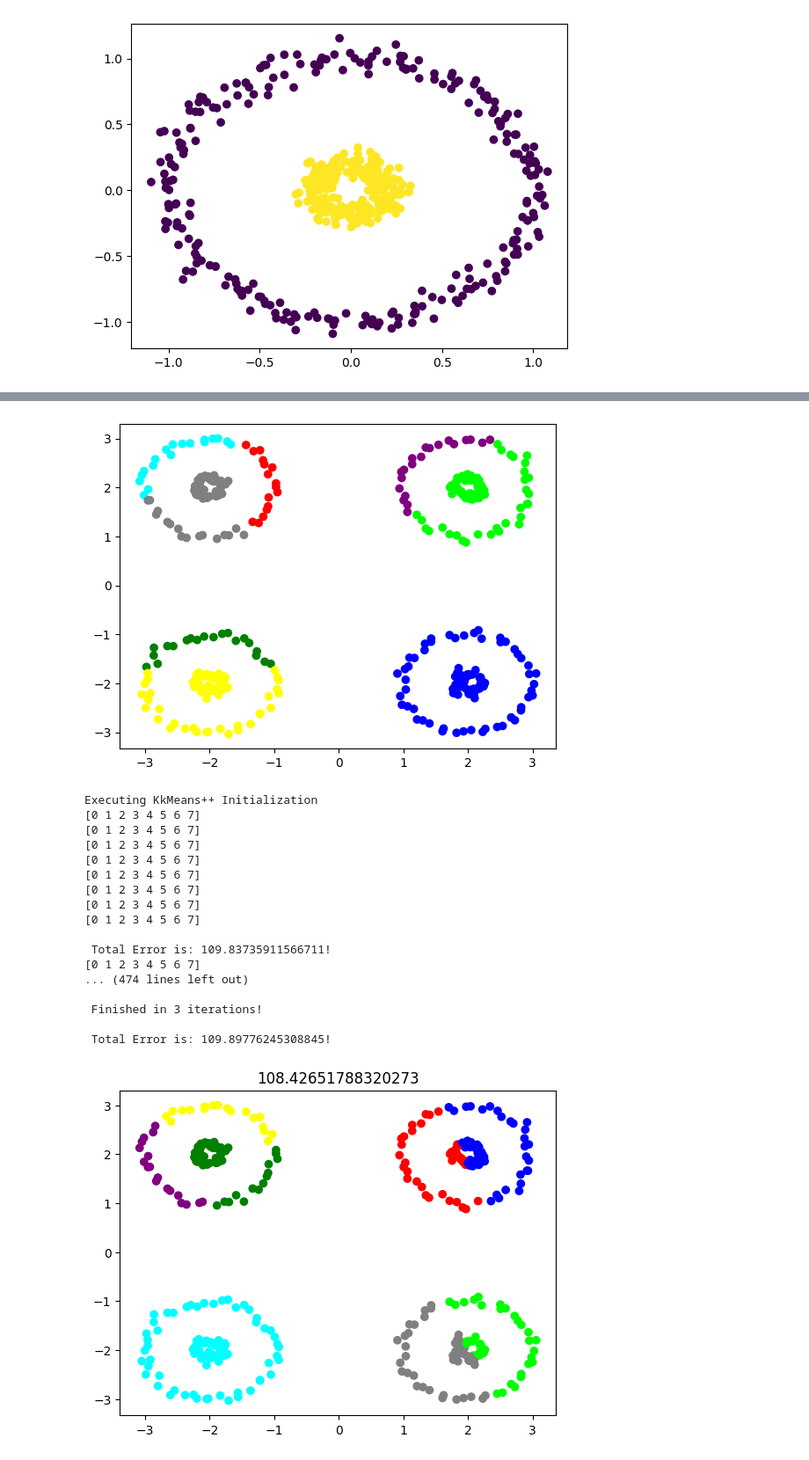
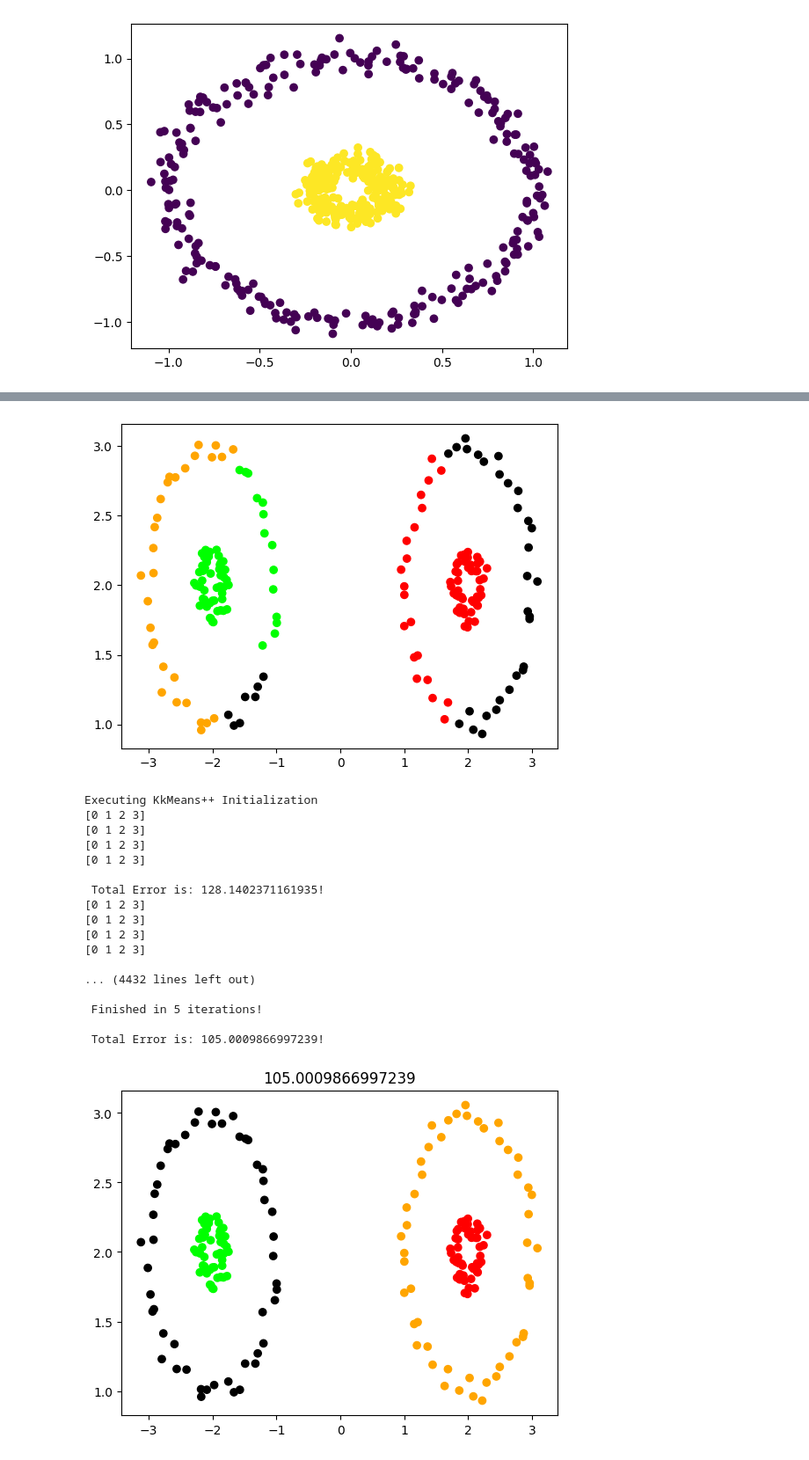
Before and after one commit to gvardakas/global-kernel-k-means-pp, a Jupyter notebook: Kernel k-means.ipynb, the cells around one changed output, grey strips where cells are left out. Shown at 88% size. Saved outputs shown, nothing was run; the diff lists cells and outputs as text; code cells hidden in the pictures.

```diff
--- a/Kernel k-means.ipynb
+++ b/Kernel k-means.ipynb
@@ -85,7 +88,7 @@ def make_n_circle_pairs(n_samples=100, factor=0.2, noise=0.05, random_state=None
     return pairs
 
 # Generate 5 pairs of data with specified center positions and unique IDs for each ring
-center_positions = [(2, 2), (-2, 2), (-2, -2)]  # Specify center positions for each pair
+center_positions = [(2, 2), (-2, 2)]  # Specify center positions for each pair
 pairs = make_n_circle_pairs(center_positions=center_positions)
 X = np.concatenate([X for X, _ in pairs])
 y = np.concatenate([y for _, y in pairs])
@@ -97,6 +100,6 @@ plt.scatter(X[:, 0], X[:, 1], c=y, cmap=ListedColormap(colors))
 # %%
-K = 8
-kernel_matrix = pairwise_kernels(X, X, metric='rbf', gamma=0.5)
+K = 4
+kernel_matrix = pairwise_kernels(X, X, metric='rbf', gamma=3)
 # %%
 kmeans = KMeans(n_clusters=K).fit(X)
 plt.scatter(X[:, 0], X[:, 1], c=kmeans.labels_, cmap=ListedColormap(colors))
@@ -109,29 +112,29 @@ kernel_kmeans = KernelKMeans(n_clusters=K, n_init=1, kernel='precomputed').fit(k
 plt.scatter(X[:, 0], X[:, 1], c=kernel_kmeans.labels_, cmap=ListedColormap(colors))
 plt.show()
 # %% [output]
-[figure, old version]
+[figure, new version]
 # %%
 kernelKMeansPP =  KernelKMeansPP()
-min_total_error, best_partition = kernelKMeansPP.kernel_kmeans_pp(X, K, kernel_matrix, n_init=10, method='KkMeans++')
+min_total_error, best_partition = kernelKMeansPP.kernel_kmeans_pp(X, K, kernel_matrix, n_init=100, method='KkMeans++')
 plt.scatter(X[:, 0], X[:, 1], c=best_partition, cmap=ListedColormap(colors))
 plt.title(min_total_error)
 plt.show()
 # %% [output]
 Executing KkMeans++ Initialization
-[0 1 2 3 4 5 6 7]
-[0 1 2 3 4 5 6 7]
-[0 1 2 3 4 5 6 7]
-[0 1 2 3 4 5 6 7]
-[0 1 2 3 4 5 6 7]
-[0 1 2 3 4 5 6 7]
-[0 1 2 3 4 5 6 7]
-[0 1 2 3 4 5 6 7]
+[0 1 2 3]
+[0 1 2 3]
+[0 1 2 3]
+[0 1 2 3]
 
- Total Error is: 109.83735911566711!
-[0 1 2 3 4 5 6 7]
-... (474 lines left out)
+ Total Error is: 128.1402371161935!
+[0 1 2 3]
+[0 1 2 3]
+[0 1 2 3]
+[0 1 2 3]
 
- Finished in 3 iterations!
+... (4432 lines left out)
 
- Total Error is: 109.89776245308845!
+ Finished in 5 iterations!
+
+ Total Error is: 105.0009866997239!
-[figure, old version]
+[figure, new version]
```
Also changed, not shown: parts of 3 cells of this notebook.
